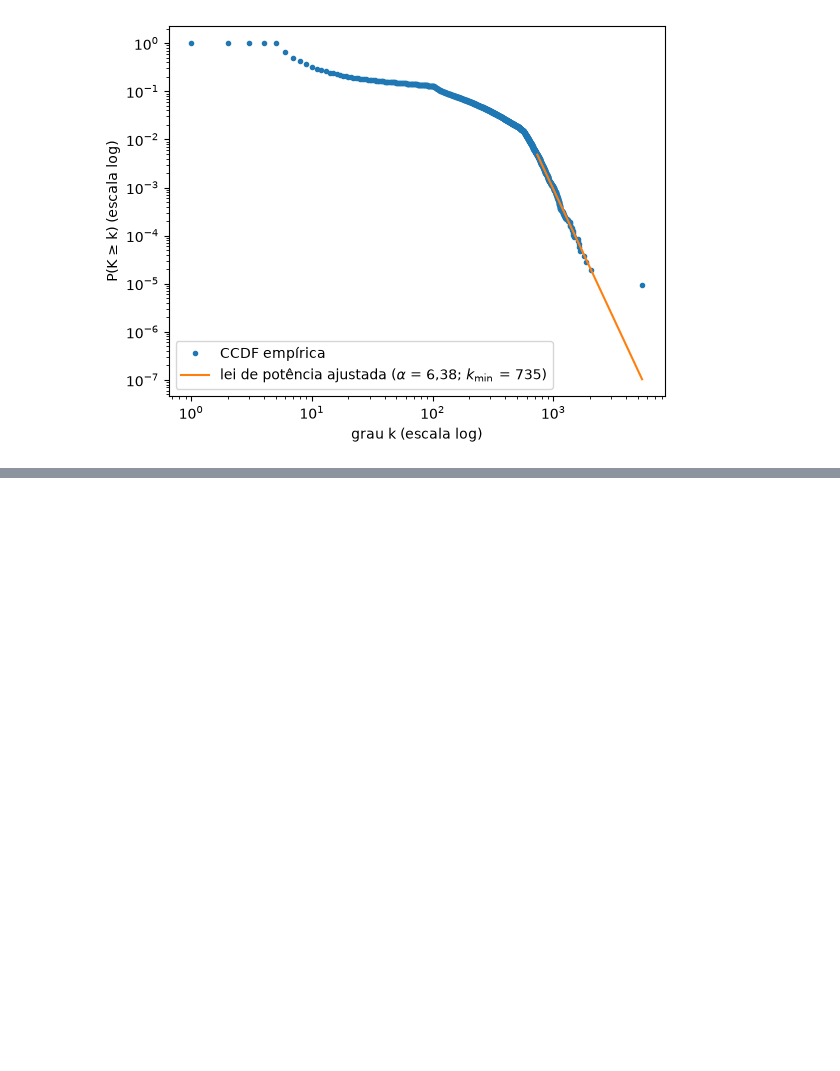
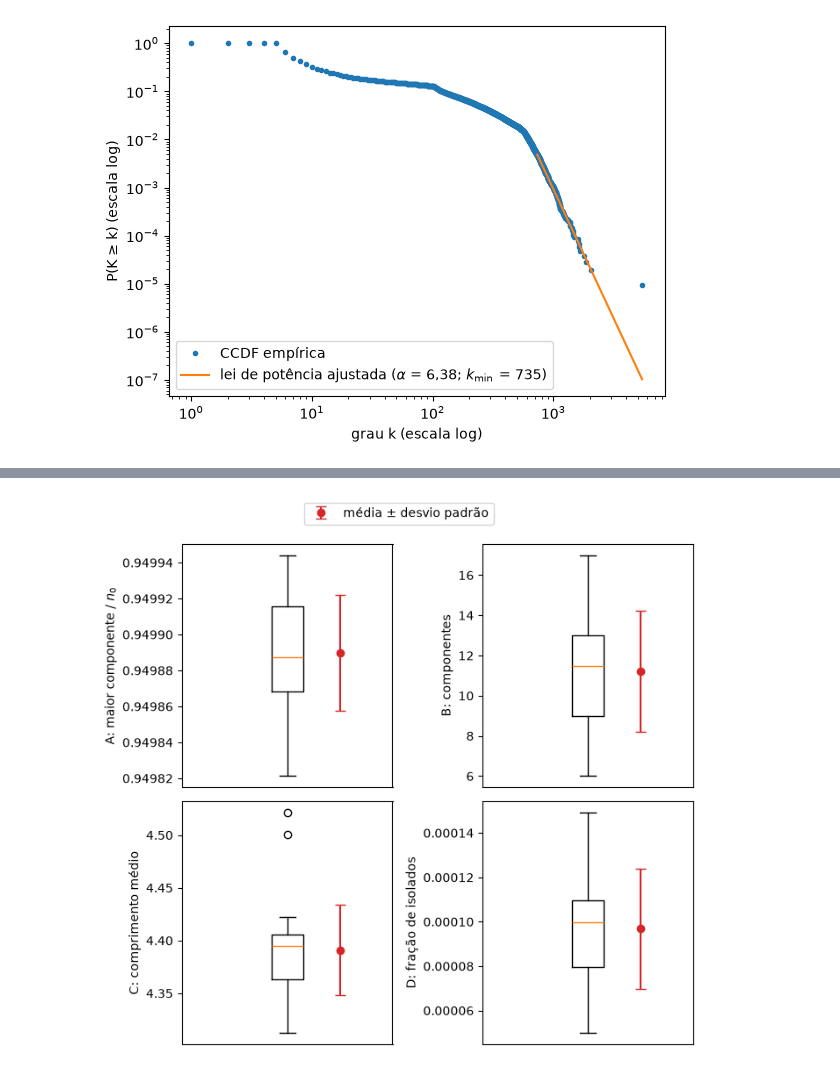
Before and after one commit to Augustocfq/snap-flickr-MATA53, a Jupyter notebook: main.ipynb, the cells around one changed output, grey strips where cells are left out. Drawn from its saved outputs; the diff is of its cells as text; code cells hidden in the pictures; blank space fills up the shorter version.

```diff
--- a/main.ipynb
+++ b/main.ipynb
@@ -1266,0 +1282,3 @@ plt.show()
+# %%
+REPETITIONS = 30
+SAMPLE_SIZE = 100
@@ -1266,0 +1289,22 @@ plt.show()
+# %%
+edges = np.array(read_edge_list(DATA_PROCESSED / "flickr_lcc.edgelist.gz"))
+n0 = edges.max() + 1
+removed_count = math.ceil(0.05 * n0)
+
+
+def remove_random_vertices(seed: int) -> list:
+    rng = np.random.default_rng(seed)
+    removed = rng.choice(n0, size=removed_count, replace=False)
+    return [seed, len(np.unique(removed)), *measure_robustness_metrics(n0, edges, removed, SAMPLE_SIZE, rng)]
+
+
+repetitions = pd.DataFrame(
+    cached(
+        f"robustez_aleatoria_repeticoes{REPETITIONS}_amostra{SAMPLE_SIZE}_lcc",
+        lambda: [remove_random_vertices(SEED + i) for i in range(REPETITIONS)],
+    ),
+    columns=["Semente", "Vértices removidos", "A: maior componente / $n_0$", "B: componentes", "C: comprimento médio", "D: fração de isolados"],
+)
+
+assert (repetitions["Vértices removidos"] == removed_count).all(), "alguma repetição não removeu exatamente ⌈0,05·n₀⌉ vértices"
+repetitions.head()
@@ -1266,0 +1322,7 @@ plt.show()
+# %%
+metrics = repetitions.iloc[:, 2:]
+summary = pd.DataFrame(
+    {"Média": metrics.mean(), "Desvio padrão": metrics.std(), "Mínimo": metrics.min(), "Máximo": metrics.max()}
+)
+summary.style.format(thousands=".", decimal=",", precision=6).to_latex(TABLES_DIR / "robustez_aleatoria.tex", hrules=True)
+summary
@@ -1266,0 +1335,13 @@ plt.show()
+# %%
+figure, axes = plt.subplots(2, 2, figsize=(7, 6))
+for axis, (label, values) in zip(axes.flat, metrics.items()):
+    axis.boxplot(values)
+    axis.errorbar(1.25, values.mean(), yerr=values.std(), fmt="o", color="tab:red", capsize=4, label="média ± desvio padrão")
+    axis.set_xticks([])
+    axis.set_ylabel(label)
+figure.legend(*axes[0, 0].get_legend_handles_labels(), loc="lower center", bbox_to_anchor=(0.5, 1))
+figure.tight_layout()
+figure.savefig(FIGURES_DIR / "robustez_aleatoria.pdf", bbox_inches="tight", metadata={"CreationDate": None})
+plt.show()
+# %% [output]
+[figure, added]
```
Also changed, not shown: parts of 7 cells of this notebook, 5 other files.
